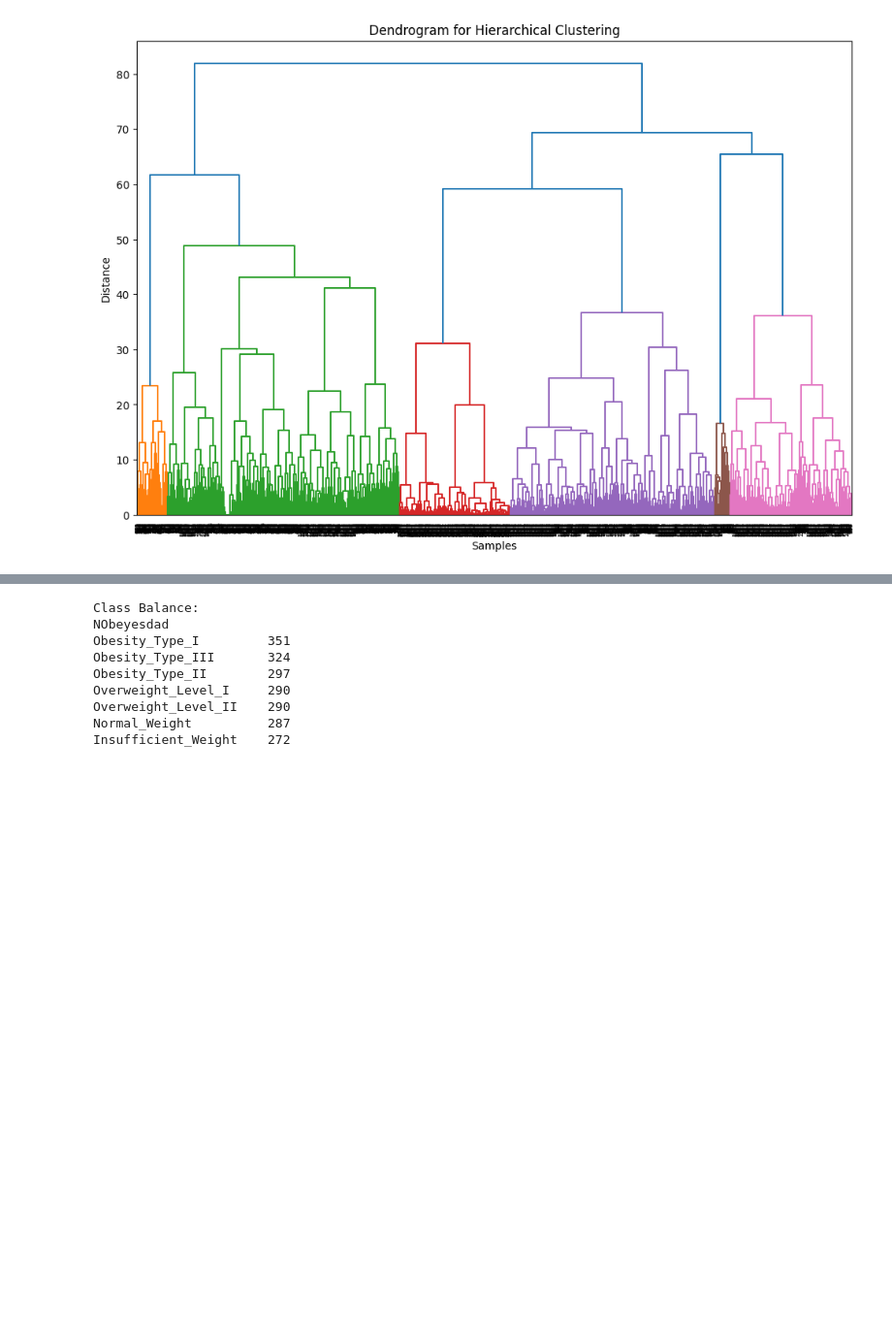
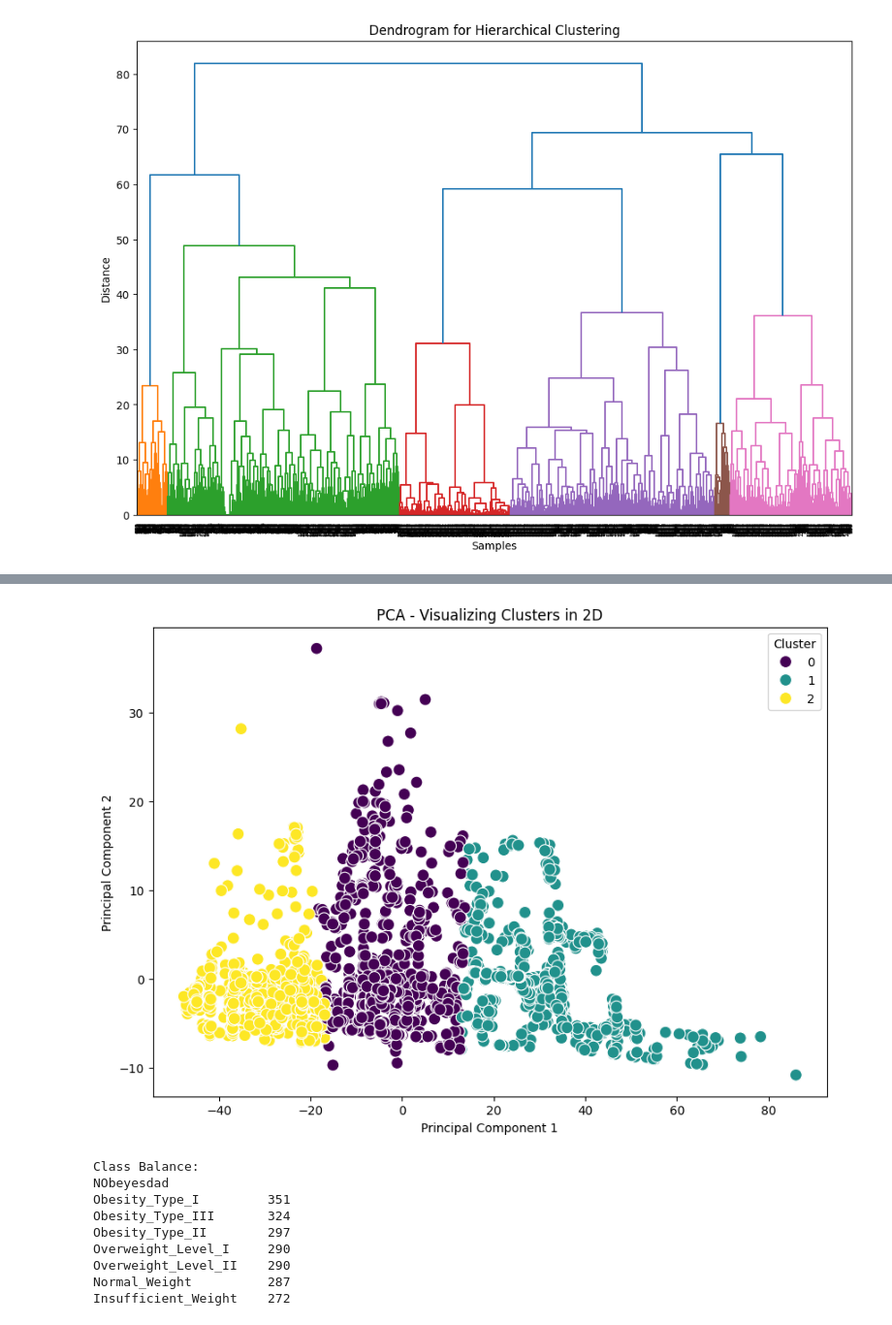
Before and after one commit to irtizzaaa/Machine-Learning-Assignment, a Jupyter notebook: ML_Task2.ipynb, the cells around one changed output, grey strips where cells are left out. Shown at 97% size. Drawn from its saved outputs; the diff is of its cells as text; code cells hidden in the pictures; blank space fills up the shorter version.

```diff
--- a/ML_Task2.ipynb
+++ b/ML_Task2.ipynb
@@ -185,3 +230,36 @@ plt.show()
+# %%
+from sklearn.decomposition import PCA
+from sklearn.cluster import KMeans
+
+# Assuming 'df' is your preprocessed DataFrame and 'num_columns' contains numerical columns
+num_columns = df.select_dtypes(include=['float64', 'int64']).columns
+
+# Apply PCA to reduce the dimensions to 2
+pca = PCA(n_components=2)
+pca_result = pca.fit_transform(df[num_columns])
+
+# Create a DataFrame for PCA results
+pca_df = pd.DataFrame(data=pca_result, columns=['PCA1', 'PCA2'])
+
+# Fit K-Means clustering for visualization purposes (assume optimal clusters k=3)
+kmeans = KMeans(n_clusters=3, random_state=42)
+clusters = kmeans.fit_predict(df[num_columns])
+
+# Add cluster labels to the PCA DataFrame
+pca_df['Cluster'] = clusters
+
+# Plot the PCA results
+plt.figure(figsize=(10, 7))
+sns.scatterplot(
+    x='PCA1', y='PCA2', hue='Cluster', palette='viridis', data=pca_df, s=100
+)
+plt.title('PCA - Visualizing Clusters in 2D')
+plt.xlabel('Principal Component 1')
+plt.ylabel('Principal Component 2')
+plt.legend(title='Cluster')
+plt.show()
+# %% [output]
+[figure, added]
 # %%
 import seaborn as sns
 import matplotlib.pyplot as plt
```
Also changed, not shown: parts of 9 cells of this notebook, 2 other files.
